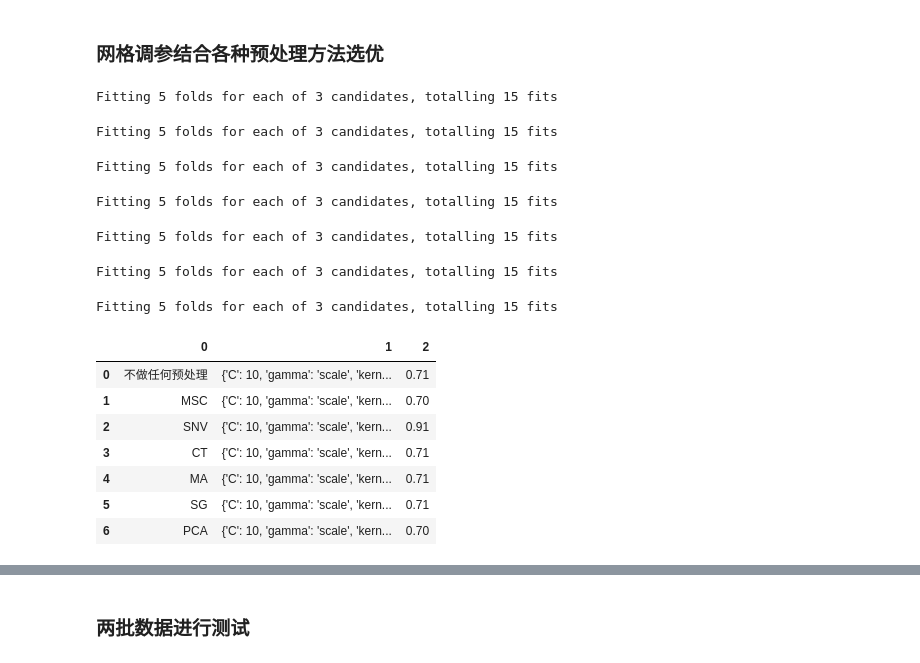
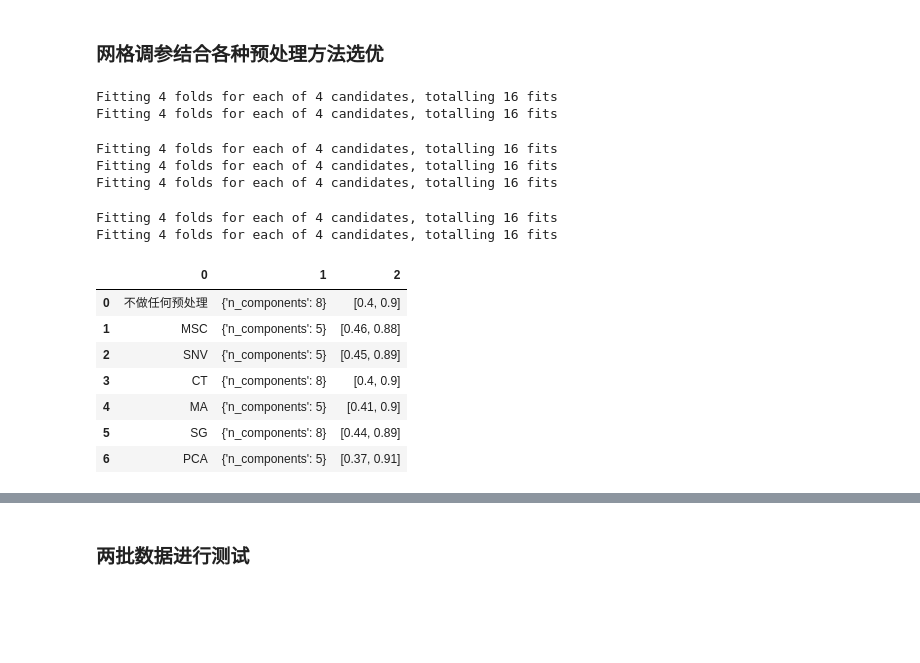
Before and after one commit to zwb-2023/Spectrum_analyse, a Jupyter notebook: SpectralAnalysis/光谱数据回归.ipynb, the cells around one changed output, grey strips where cells are left out. Saved outputs shown, nothing was run; the diff lists cells and outputs as text; code cells hidden in the pictures; blank space fills up the shorter version.

```diff
--- a/SpectralAnalysis/光谱数据回归.ipynb
+++ b/SpectralAnalysis/光谱数据回归.ipynb
@@ -3,7 +3,7 @@
 # %%
 import pandas as pd
 import numpy as np
-df = pd.read_csv(rf'G:\莲蓉凤梨绿豆沙冬蓉混合\Spectrum_analyse\SpectralExtraction\东蓉混合.csv' , index_col = 0)
+df = pd.read_csv(rf'G:\烟丝加香近红外\yansi20250708\Spectrum_analyse\SpectralExtraction\尚鼎烟丝光谱数据.csv' , index_col = 0)
 # df = df.groupby(df.index).mean()
 
 labels = df.index.values
@@ -63,68 +66,65 @@ preprocessing_functions = {
 from sklearn.metrics import confusion_matrix
 import seaborn as sns
 import matplotlib.pyplot as plt
-from sklearn.svm import SVC
+from sklearn.cross_decomposition import PLSRegression  # Import PLSRegression
 from sklearn.model_selection import GridSearchCV
 import numpy as np
 import random
 
+# 定义KFold交叉验证
 random_seed = 53
 random.seed(random_seed)
 np.random.seed(random_seed)
 
-# 定义SVM模型
-model = SVC()
-
 # 定义参数网格
 param_grid = {
-    'C': [0.1, 1, 10],  # 惩罚参数
-    'kernel': ['linear'],  # 核函数类型
-    'gamma': ['scale']  # 核函数的gamma值
+    'n_components': [2, 5, 8, 10],  # Number of components to try for PLS
 }
 
 from sklearn.model_selection import StratifiedKFold
 
 # 使用 StratifiedKFold 并传递 random_state
-cv = StratifiedKFold(n_splits=5, shuffle=True, random_state=random_seed)
+cv = StratifiedKFold(n_splits=4, shuffle=True, random_state=random_seed)
+
 # 创建GridSearchCV对象，使用5折交叉验证（可以调整交叉验证的折数）
-grid_search = GridSearchCV(estimator=model, param_grid=param_grid, cv=cv, n_jobs=1, verbose=1, scoring='accuracy' )
+grid_search = GridSearchCV(estimator=pls, param_grid=param_grid, cv=cv, n_jobs=1, verbose=1, scoring='neg_mean_squared_error')
 
 test_results = []
 
 # 使用 tqdm 进行进度条显示
 for name, func in tqdm(preprocessing_functions.items(), desc="Processing Functions"):
 
     results = []
     results.append(name)
 
     # Apply the preprocessing function
     processed_spectrum = func(spectrum)
 
     # Perform GridSearchCV to find the best parameters
     grid_search.fit(processed_spectrum, labels)
 
     results.append(grid_search.best_params_)
 
     best_model = grid_search.best_estimator_
-    best_score = k_fold_cross_validation(processed_spectrum, np.array(labels), best_model, n_splits=5 , random_state = random_seed , show= False)
+    best_score = k_fold_cross_validation_regression(processed_spectrum, np.array(labels), best_model, n_splits=5 , random_state = random_seed , show= False)
 
     results.append(np.array(best_score).round(2))
     test_results.append(results)
 
 pd.DataFrame(test_results)
 # %% [output]
-Fitting 5 folds for each of 3 candidates, totalling 15 fits
+Fitting 4 folds for each of 4 candidates, totalling 16 fits
+Fitting 4 folds for each of 4 candidates, totalling 16 fits
-Fitting 5 folds for each of 3 candidates, totalling 15 fits
+Fitting 4 folds for each of 4 candidates, totalling 16 fits
+Fitting 4 folds for each of 4 candidates, totalling 16 fits
+Fitting 4 folds for each of 4 candidates, totalling 16 fits
-Fitting 5 folds for each of 3 candidates, totalling 15 fits
+Fitting 4 folds for each of 4 candidates, totalling 16 fits
+Fitting 4 folds for each of 4 candidates, totalling 16 fits
-Fitting 5 folds for each of 3 candidates, totalling 15 fits
-Fitting 5 folds for each of 3 candidates, totalling 15 fits
-Fitting 5 folds for each of 3 candidates, totalling 15 fits
-Fitting 5 folds for each of 3 candidates, totalling 15 fits
 |  | 0 | 1 | 2 |
-| 0 | 不做任何预处理 | {'C': 10, 'gamma': 'scale', 'kern... | 0.71 |
-| 1 | MSC | {'C': 10, 'gamma': 'scale', 'kern... | 0.70 |
-| 2 | SNV | {'C': 10, 'gamma': 'scale', 'kern... | 0.91 |
-| 3 | CT | {'C': 10, 'gamma': 'scale', 'kern... | 0.71 |
-| 4 | MA | {'C': 10, 'gamma': 'scale', 'kern... | 0.71 |
-| 5 | SG | {'C': 10, 'gamma': 'scale', 'kern... | 0.71 |
-| 6 | PCA | {'C': 10, 'gamma': 'scale', 'kern... | 0.70 |
+| 0 | 不做任何预处理 | {'n_components': 8} | [0.4, 0.9] |
+| 1 | MSC | {'n_components': 5} | [0.46, 0.88] |
+| 2 | SNV | {'n_components': 5} | [0.45, 0.89] |
+| 3 | CT | {'n_components': 8} | [0.4, 0.9] |
+| 4 | MA | {'n_components': 5} | [0.41, 0.9] |
+| 5 | SG | {'n_components': 8} | [0.44, 0.89] |
+| 6 | PCA | {'n_components': 5} | [0.37, 0.91] |
```
Also changed, not shown: parts of 5 cells of this notebook, 1 other file.
